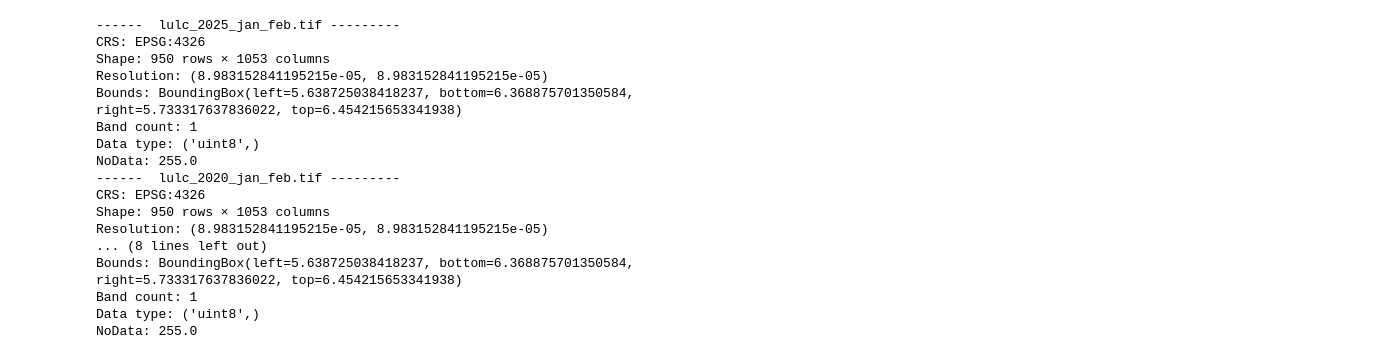
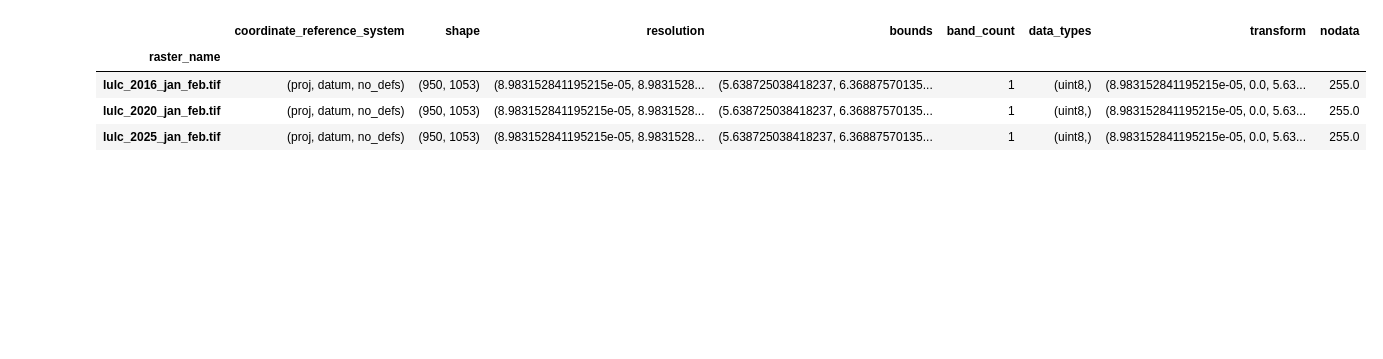
Before and after one commit to obinna2001/Urban-Land-Cover-Change-Uteh-Iwogban-and-Environs-Benin-City-2016-2025, a Jupyter notebook: src/land_cover_change/analysis/02_inspect_dynamic_world.ipynb, the cells around one changed output. Cells and saved outputs as stored; diff of their text form; code cells hidden in the pictures; blank space fills up the shorter version.

```diff
--- a/src/land_cover_change/analysis/02_inspect_dynamic_world.ipynb
+++ b/src/land_cover_change/analysis/02_inspect_dynamic_world.ipynb
@@ -18,41 +24,37 @@ from land_cover_change.config.config import resolved_config
 # %%
-# Instantiate path to Dynamic World LULC data folder
-geotif_folder_path = Path(resolved_config.dataset.raw_dataset.aoi_lulc)
-geotif_folder_path.mkdir(parents=True, exist_ok=True)
-geotif_folder = [file_path for file_path in geotif_folder_path.glob("*.tif")]
+# Discover and validate the configured Dynamic World raster inputs.
+lulc_directory_path = Path(
+    resolved_config.dataset.raw_dataset.aoi_lulc
+)
+lulc_raster_paths = discover_lulc_rasters(lulc_directory_path)
 
-# Load the AOI used to clip the Dynamic World rasters
+# Load the AOI used to clip the Dynamic World rasters.
 aoi_path = Path(resolved_config.dataset.raw_dataset.aoi_geojson)
-aoi_path.parent.mkdir(parents=True, exist_ok=True)
-aoi = gpd.read_file(aoi_path)
+aoi = load_vector_data(aoi_path)
+
+# Derive labels and colours from the authoritative class registry.
+dynamic_world_classes = resolved_config.dynamic_world.classes
+dynamic_world_palette = {
+    class_value: class_definition.colour
+    for class_value, class_definition in dynamic_world_classes.items()
+}
 # %%
-# Validate data coordinate reference system, shape, resolution, bounds etc
-for geotif_file_path in geotif_folder:
-    with rasterio.open(geotif_file_path) as geotif_file:
-        print(f"------  {geotif_file.name.rsplit(sep="/")[-1]} ---------")
-        print(f"CRS: {geotif_file.crs}")
-        print(f"Shape: {geotif_file.height} rows × {geotif_file.width} columns")
-        print(f"Resolution: {geotif_file.res}")
-        print(f"Bounds: {geotif_file.bounds}")
-        print(f"Band count: {geotif_file.count}")
-        print(f"Data type: {geotif_file.dtypes}")
-        print(f"NoData: {geotif_file.nodata}")
+# Inspect the metadata of every discovered raster.
+raster_metadata_table = pd.DataFrame(
+    [
+        {
+            "raster_name": raster_path.name,
+            **extract_raster_map_metadata(raster_path),
+        }
+        for raster_path in lulc_raster_paths
+    ]
+).set_index("raster_name")
+
+raster_metadata_table
 # %% [output]
-------  lulc_2025_jan_feb.tif ---------
-CRS: EPSG:4326
-Shape: 950 rows × 1053 columns
-Resolution: (8.983152841195215e-05, 8.983152841195215e-05)
-Bounds: BoundingBox(left=5.638725038418237, bottom=6.368875701350584, right=5.733317637836022, top=6.454215653341938)
-Band count: 1
-Data type: ('uint8',)
-NoData: 255.0
-------  lulc_2020_jan_feb.tif ---------
-CRS: EPSG:4326
-Shape: 950 rows × 1053 columns
-Resolution: (8.983152841195215e-05, 8.983152841195215e-05)
-... (8 lines left out)
-Bounds: BoundingBox(left=5.638725038418237, bottom=6.368875701350584, right=5.733317637836022, top=6.454215653341938)
-Band count: 1
-Data type: ('uint8',)
-NoData: 255.0
+|  | coordinate_reference_system | shape | resolution | bounds | band_count | data_types | transform | nodata |
+| raster_name |  |  |  |  |  |  |  |  |
+| lulc_2016_jan_feb.tif | (proj, datum, no_defs) | (950, 1053) | (8.983152841195215e-05, 8.9831528... | (5.638725038418237, 6.36887570135... | 1 | (uint8,) | (8.983152841195215e-05, 0.0, 5.63... | 255.0 |
+| lulc_2020_jan_feb.tif | (proj, datum, no_defs) | (950, 1053) | (8.983152841195215e-05, 8.9831528... | (5.638725038418237, 6.36887570135... | 1 | (uint8,) | (8.983152841195215e-05, 0.0, 5.63... | 255.0 |
+| lulc_2025_jan_feb.tif | (proj, datum, no_defs) | (950, 1053) | (8.983152841195215e-05, 8.9831528... | (5.638725038418237, 6.36887570135... | 1 | (uint8,) | (8.983152841195215e-05, 0.0, 5.63... | 255.0 |
 # %%
```
Also changed, not shown: parts of 4 cells of this notebook, 13 other files.
